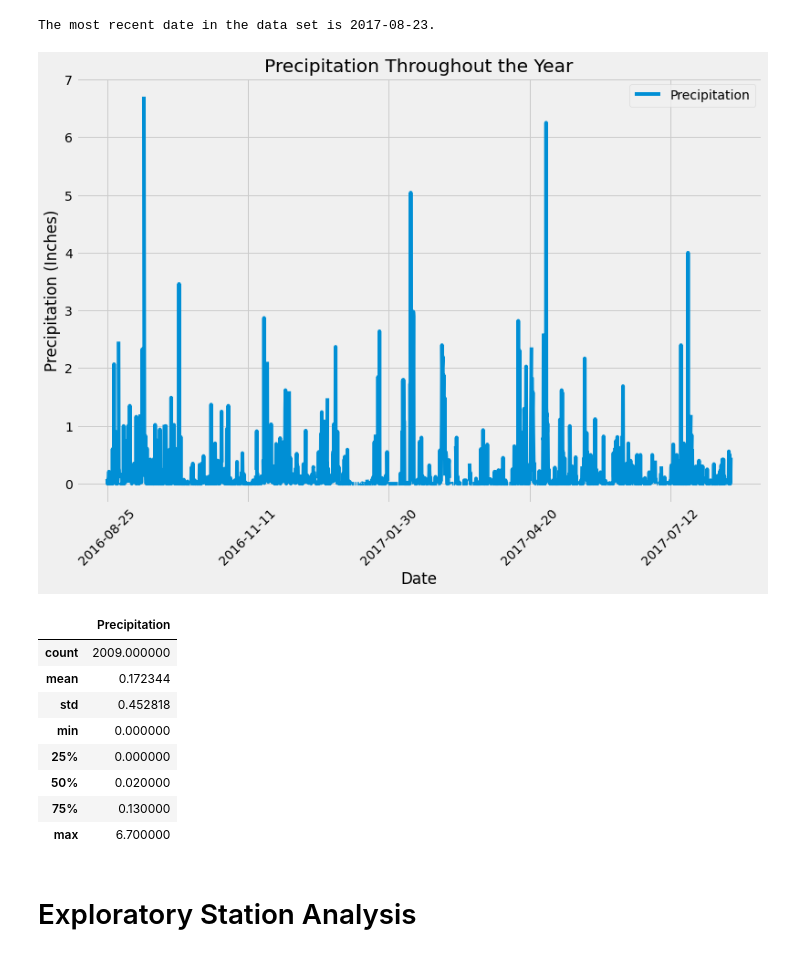
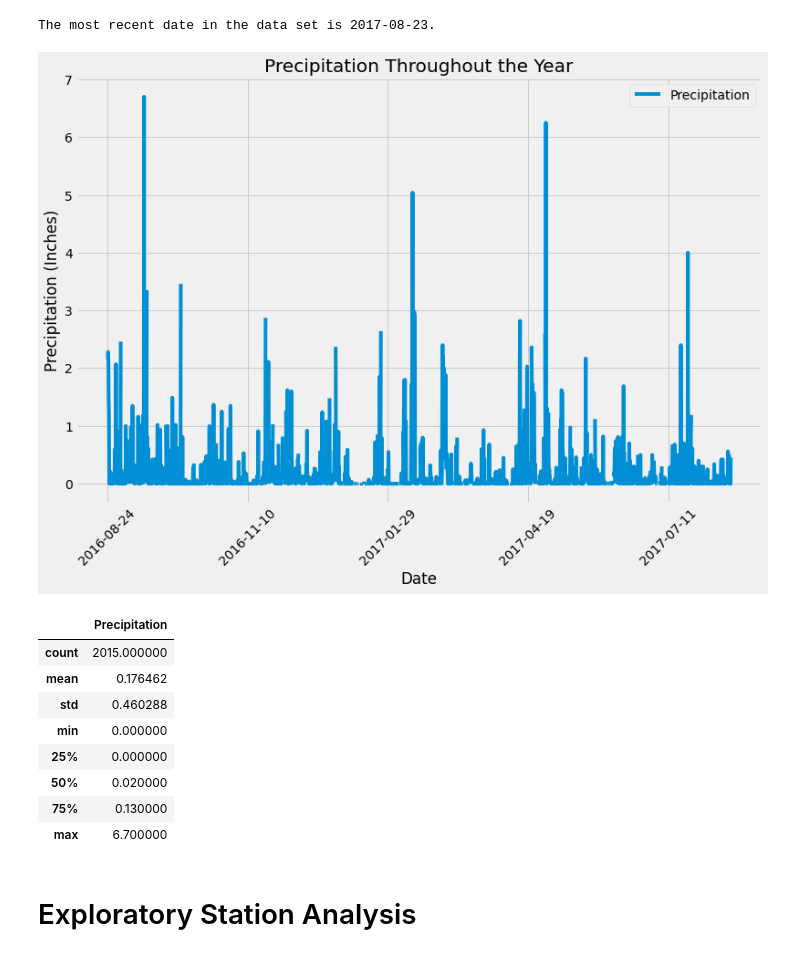
Before and after one commit to jzhao0626/HW08_SQLAlchemy_Challenge, a Jupyter notebook: climate_starter.ipynb, the cells around one changed output. Saved outputs shown, nothing was run; the diff lists cells and outputs as text; code cells hidden in the pictures.

```diff
--- a/climate_starter.ipynb
+++ b/climate_starter.ipynb
@@ -67,38 +67,38 @@ The most recent date in the data set is 2017-08-23.
 # %%
 # Design a query to retrieve the last 12 months of precipitation data and plot the results.
 # Starting from the most recent data point in the database.
 last_date = dt.datetime.strptime(recent_date.date, '%Y-%m-%d').date()
 
 # Calculate the date one year from the last date in data set.
 query_date = last_date - dt.timedelta(days=364)
 
 # Perform a query to retrieve the data and precipitation scores
-recent_measurement = session.query(Measurement.date, Measurement.prcp).filter(func.strftime('%Y-%m-%d', Measurement.date) > query_date).all()
+recent_measurement = session.query(Measurement.date, Measurement.prcp).\
+                    filter(func.strftime('%Y-%m-%d', Measurement.date) >= query_date).all()
 
 # Save the query results as a Pandas DataFrame and set the index to the date column
 recent_measurement_df = pd.DataFrame(recent_measurement, columns=['Date', 'Precipitation'])
-recent_measurement_df.set_index(recent_measurement_df['Date'], inplace=True)
+recent_measurement_df.set_index('Date', inplace=True)
 
 # Sort the dataframe by date
 sorted_measurement_df = recent_measurement_df.sort_index()
-sorted_measurement_df.head(10)
 
 # Use Pandas Plotting with Matplotlib to plot the data
 sorted_measurement_df.plot(rot=45, figsize=(12,8))
 plt.xlabel('Date')
 plt.ylabel('Precipitation (Inches)')
 plt.title('Precipitation Throughout the Year')
 plt.show()
 # %% [output]
-[figure, old version]
+[figure, new version]
 # %%
 # Use Pandas to calcualte the summary statistics for the precipitation data
 sorted_measurement_df.describe()
 # %% [output]
 |  | Precipitation |
-| count | 2009.000000 |
-| mean | 0.172344 |
-| std | 0.452818 |
+| count | 2015.000000 |
+| mean | 0.176462 |
+| std | 0.460288 |
 | min | 0.000000 |
 | 25% | 0.000000 |
 | 50% | 0.020000 |
```
Also changed, not shown: parts of 2 cells of this notebook, 2 other files.
